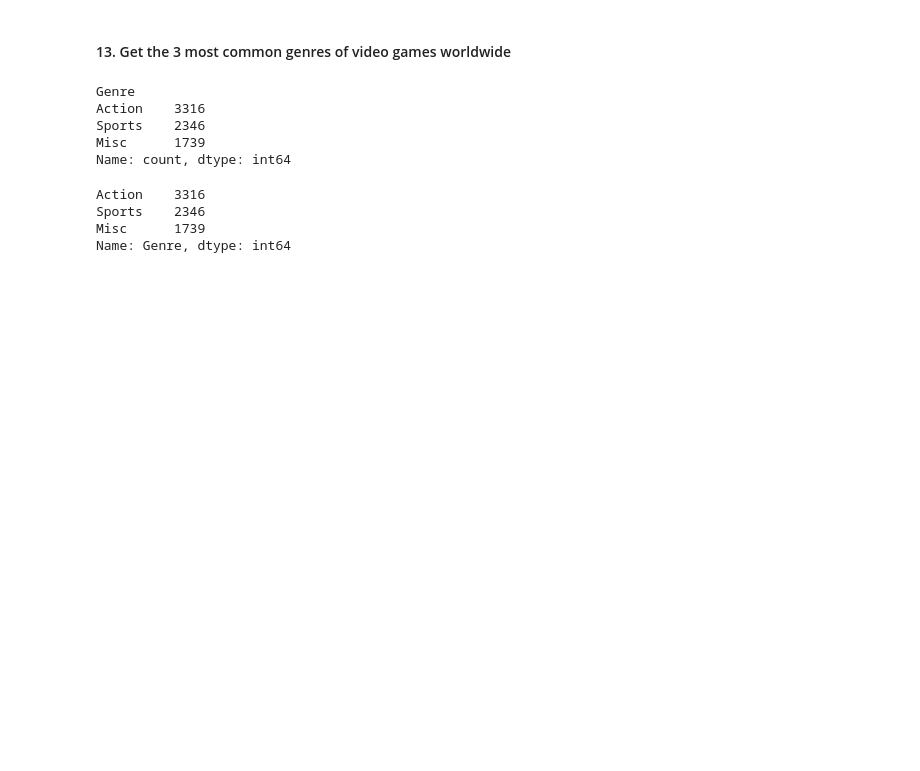
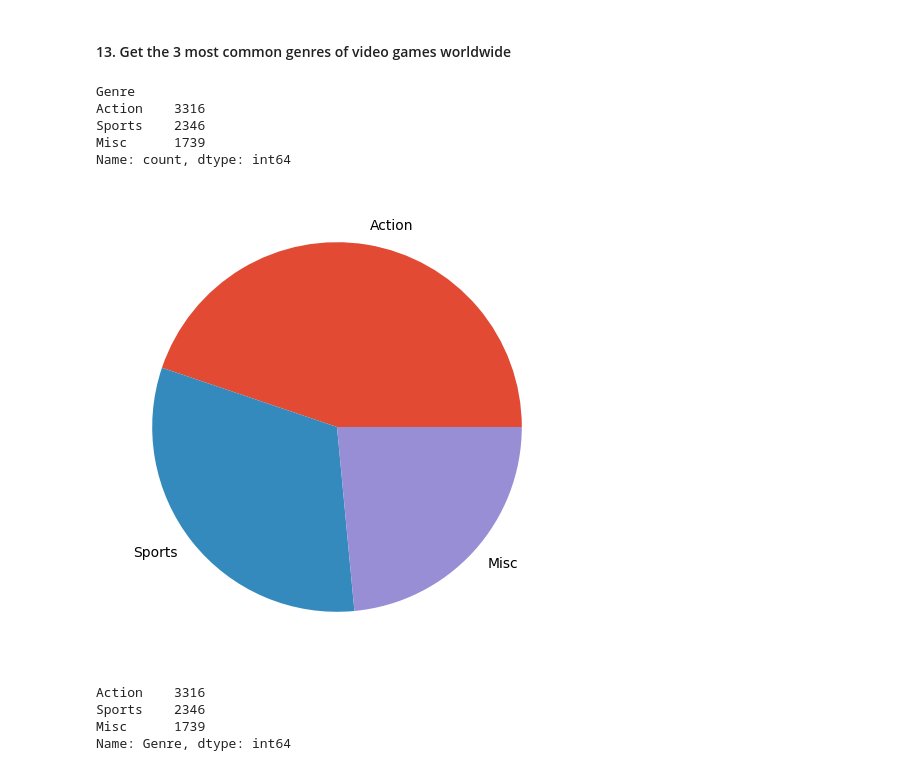
Before and after one commit to ItzLazych/something, a Jupyter notebook: Machine Learning/22P-3 Khilazhev Artur Video Game Sales Task.ipynb, the cells around one changed output. Drawn from its saved outputs; the diff is of its cells as text; code cells hidden in the pictures; blank space fills up the shorter version.

```diff
--- a/Machine Learning/22P-3 Khilazhev Artur Video Game Sales Task.ipynb
+++ b/Machine Learning/22P-3 Khilazhev Artur Video Game Sales Task.ipynb
@@ -199,13 +213,19 @@ vg['Name'].nunique()
 # %% [markdown]
 #### 13. Get the 3 most common genres of video games worldwide
 # %%
-vg['Genre'].value_counts().head(3)
+most = vg['Genre'].value_counts().head(3)
+most
 # %% [output]
 Genre
 Action    3316
 Sports    2346
 Misc      1739
 Name: count, dtype: int64
+# %%
+plt.figure(figsize=(10,6))
+plt.pie(x=most, labels=most.index);
+# %% [output]
+[figure, added]
 # %%
 # %% [output]
 Action    3316
```
Also changed, not shown: parts of 4 cells of this notebook.
